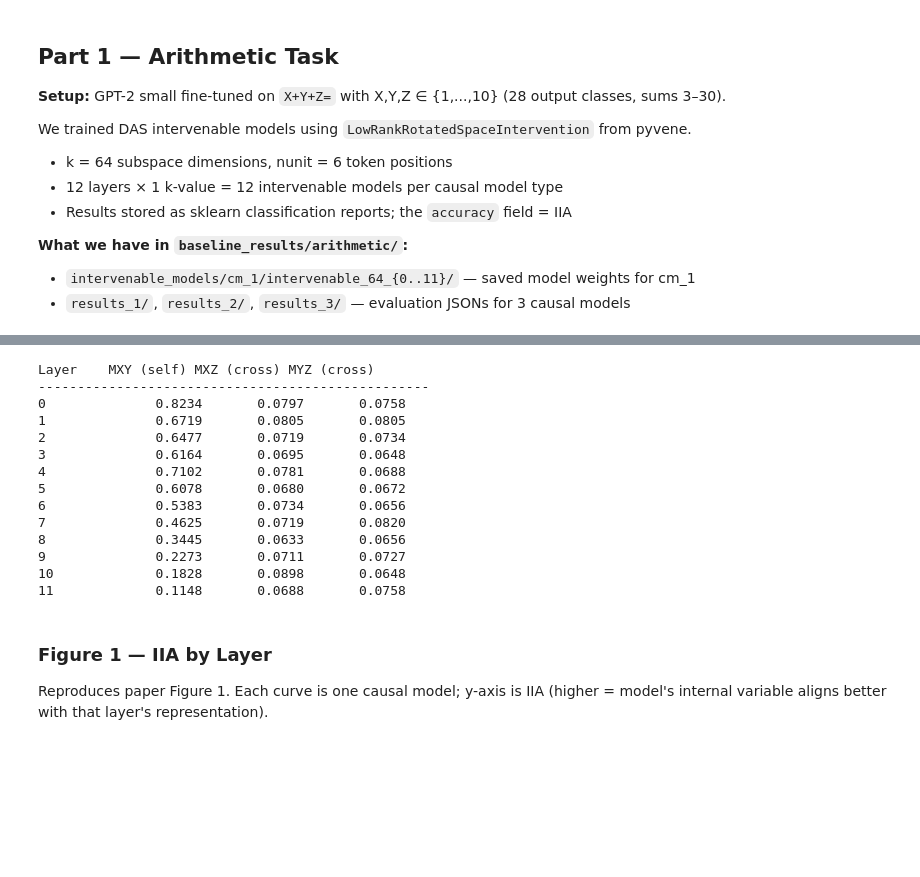
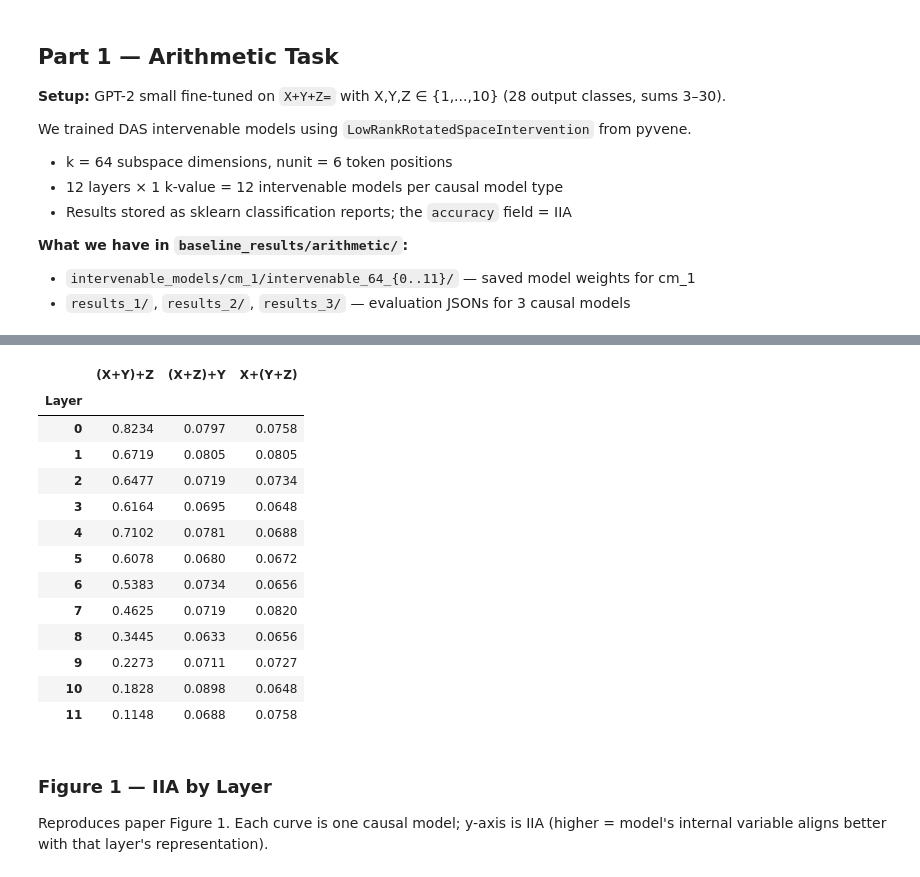
Before and after one commit to MARKST-47/automated-causal-abstraction, a Jupyter notebook: baseline_reproduction.ipynb, the cells around one changed output, grey strips where cells are left out. Cells and saved outputs as stored; diff of their text form; code cells hidden in the pictures; blank space fills up the shorter version.

```diff
--- a/baseline_reproduction.ipynb
+++ b/baseline_reproduction.ipynb
@@ -89,41 +73,29 @@ Model mapping:
-# %%
-# Assign labels — update if the print above shows different ordering
-MODEL_LABELS = {
-    "results_1": "(X+Y)+Z",
-    "results_2": "(X+Z)+Y",
-    "results_3": "X+(Y+Z)",
-}
-
-iia_all = {
-    "results_1": iia_r1,
-    "results_2": iia_r2,
-    "results_3": iia_r3,
-}
-
-# Print clean IIA table
-print(f"{'Layer':<8} {'MXY (self)':>10} {'MXZ (cross)':>10} {'MYZ (cross)':>10}")
-print("-" * 50)
-for layer in range(12):
-    row = f"{layer:<8}"
-    for rn in ["results_1","results_2","results_3"]:
-        v = iia_all[rn].get(layer, None)
-        row += f"       {v:.4f}" if v is not None else "       N/A"
-    print(row)
-# %% [output]
-Layer    MXY (self) MXZ (cross) MYZ (cross)
---------------------------------------------------
-0              0.8234       0.0797       0.0758
-1              0.6719       0.0805       0.0805
-2              0.6477       0.0719       0.0734
-3              0.6164       0.0695       0.0648
-4              0.7102       0.0781       0.0688
-5              0.6078       0.0680       0.0672
-6              0.5383       0.0734       0.0656
-7              0.4625       0.0719       0.0820
-8              0.3445       0.0633       0.0656
-9              0.2273       0.0711       0.0727
-10             0.1828       0.0898       0.0648
-11             0.1148       0.0688       0.0758
+# %%
+import pandas as pd
+
+MODEL_LABELS = {f"results_{i}": info["label"] for i, info in acm.causal_models.items()}
+iia_all      = {f"results_{i}": globals()[f"iia_r{i}"] for i in range(1, 4)}
+
+df = pd.DataFrame(
+    {MODEL_LABELS[rn]: iia for rn, iia in iia_all.items()}
+).rename_axis("Layer")
+
+df.style.format("{:.4f}").background_gradient(cmap="RdYlGn", vmin=0, vmax=1)
+# %% [output]
+|  | (X+Y)+Z | (X+Z)+Y | X+(Y+Z) |
+| Layer |  |  |  |
+| 0 | 0.8234 | 0.0797 | 0.0758 |
+| 1 | 0.6719 | 0.0805 | 0.0805 |
+| 2 | 0.6477 | 0.0719 | 0.0734 |
+| 3 | 0.6164 | 0.0695 | 0.0648 |
+| 4 | 0.7102 | 0.0781 | 0.0688 |
+| 5 | 0.6078 | 0.0680 | 0.0672 |
+| 6 | 0.5383 | 0.0734 | 0.0656 |
+| 7 | 0.4625 | 0.0719 | 0.0820 |
+| 8 | 0.3445 | 0.0633 | 0.0656 |
+| 9 | 0.2273 | 0.0711 | 0.0727 |
+| 10 | 0.1828 | 0.0898 | 0.0648 |
+| 11 | 0.1148 | 0.0688 | 0.0758 |
 # %% [markdown]
 ### Figure 1 — IIA by Layer
 
```
Also changed, not shown: parts of 20 cells of this notebook.
